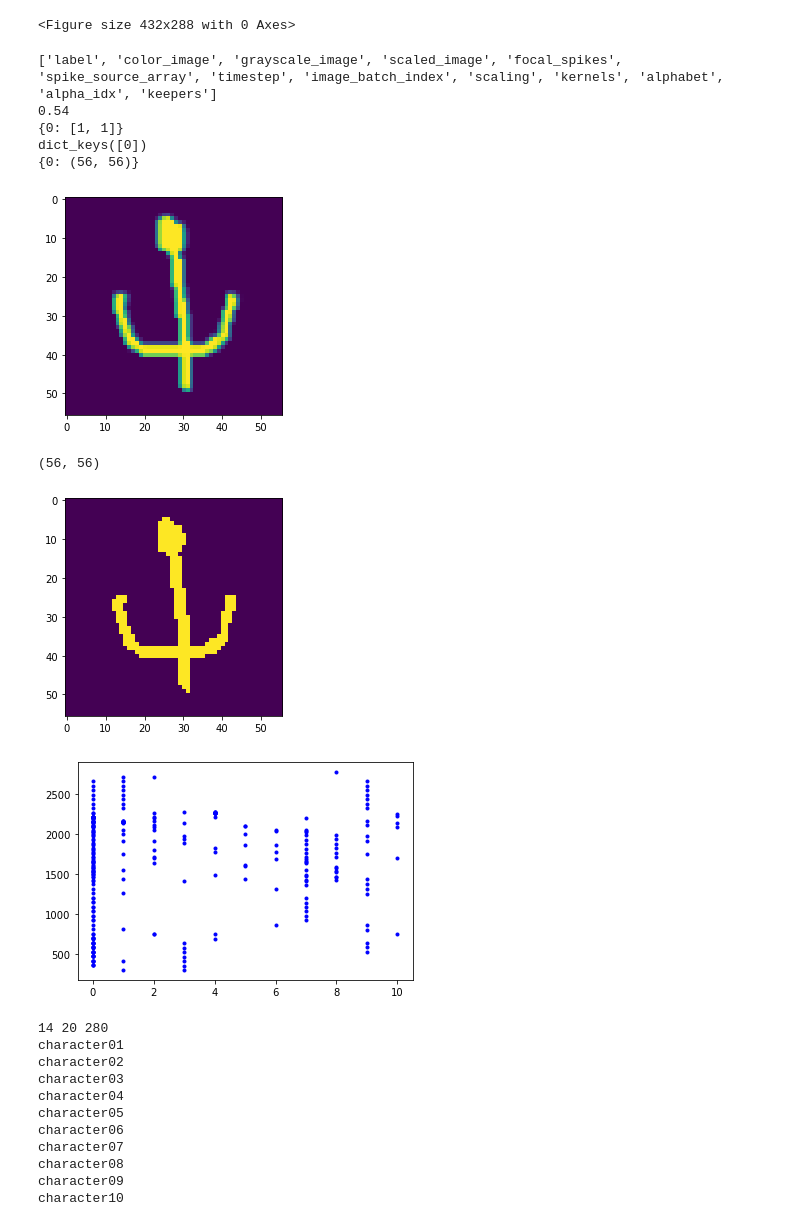
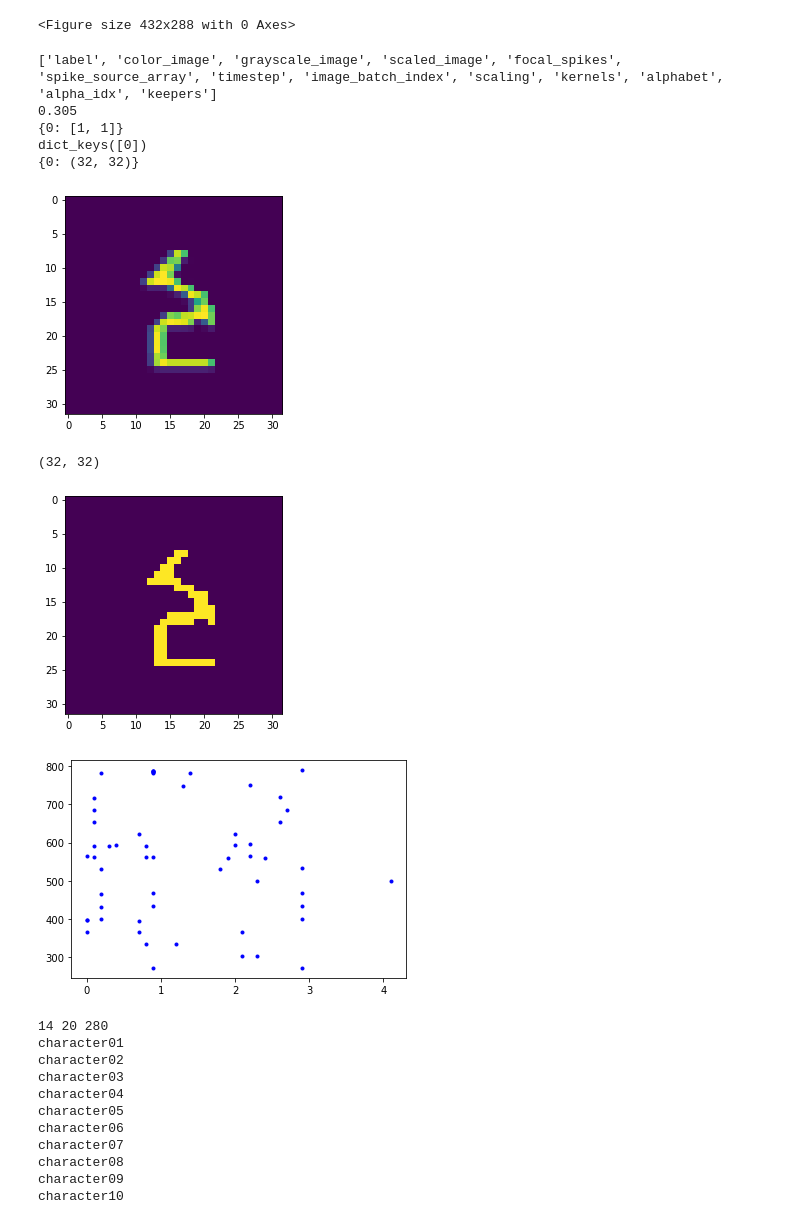
Before and after one commit to chanokin/l2l-omniglot, a Jupyter notebook: check_input_spikes.ipynb, the cells around one changed output. Drawn from its saved outputs; the diff is of its cells as text; code cells hidden in the pictures.

```diff
--- a/check_input_spikes.ipynb
+++ b/check_input_spikes.ipynb
@@ -253,5 +253,5 @@ with np.load(fname, allow_pickle=True) as d:
 # %%
-fpath = '../titan/data_gen*0_*.npz'
+fpath = '../titan/data_gen*0_ind*.npz'
 file_names = sorted( glob.glob(fpath) )
 print(file_names)
 fname = file_names[0]
@@ -483,7 +490,7 @@ def bin_to_dict(bin_spikes, labels):
         vs[lbl].append(v)
     return vs
 d = '../titan'
-files = sorted(glob.glob(os.path.join(d, 'data*gen*00123_*.npz')))
+files = sorted(glob.glob(os.path.join(d, 'data*gen*0_ind*.npz')))
 # for i, n in enumerate(files):
 #     if 'Braille' in n:
 #         break
@@ -719,9 +726,9 @@ dict_keys([0])
 TypeError: indices must be integral: the provided empty sequence was inferred as float. Wrap it with 'np.array(indices, dtype=np.intp)'
 <Figure size 432x288 with 0 Axes>
 # %%
-fpath = '../titan/alpha_Futurama*.npz'
+fpath = '../titan/32x32/alpha_*.npz'
 file_names = sorted( glob.glob(fpath) )
-fname = file_names[0]
+fname = file_names[3]
 
 
 def to_d(npz):
@@ -800,39 +807,39 @@ with np.load(fname, allow_pickle=True) as d:
         plt.figure()
         ax = plt.subplot(1, 1, 1)
         for nid, times in enumerate(flat[k]):
             im = plt.plot(times, nid * np.ones_like(times), '.b')
 #         ax.set_xlim(start_t, start_t + dt)
         plt.show()
 
 #     start_t = 0
 #     end_t = 1000
 #     for st in range(start_t, end_t, dt):
 #         et = st + dt
 #         plt.figure()
 #         for k in spikes_dict:
 #             shp = shapes[k]
 #             print(shp)
 #             active = [
 #                 i for i, ts in enumerate(spikes_dict[k])
 #                 if len( in_dt(ts, st, et) ) > 0
 #             ]
 #             img = np.zeros(shp)
 #             if len(active):
 #                 rows, cols = np.unravel_index(active, shp)
 #                 img[rows.astype('int'), cols.astype('int')] = 1
 #             plt.subplot(1, len(spikes_dict), k + 1)
 #             plt.imshow(img)
 #         plt.show()
 # %% [output]
 ['label', 'color_image', 'grayscale_image', 'scaled_image', 'focal_spikes', 'spike_source_array', 'timestep', 'image_batch_index', 'scaling', 'kernels', 'alphabet', 'alpha_idx', 'keepers']
-0.54
+0.305
 {0: [1, 1]}
 dict_keys([0])
-{0: (56, 56)}
+{0: (32, 32)}
-[figure, old version]
+[figure, new version]
-(56, 56)
+(32, 32)
-[figure, old version]
+[figure, new version]
-[figure, old version]
+[figure, new version]
 # %%
 from scipy import misc
 import cv2
```
Also changed, not shown: parts of 5 cells of this notebook, 3 other files.
